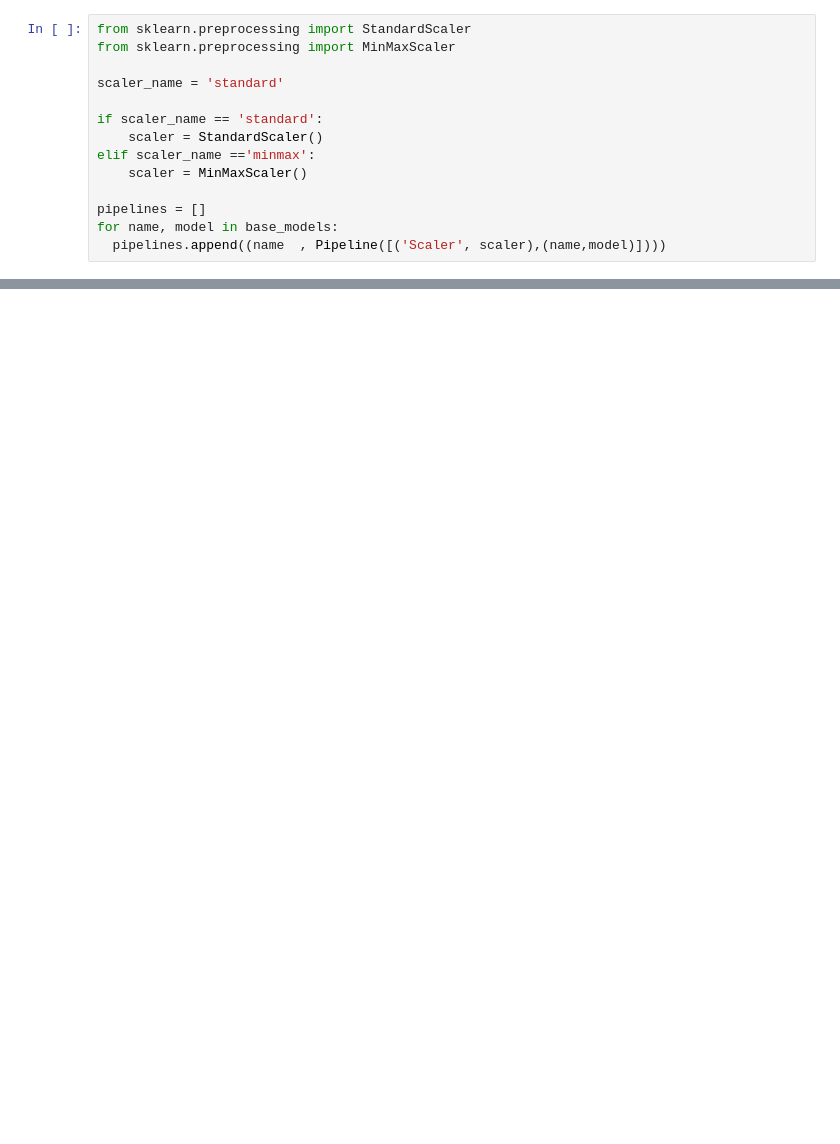
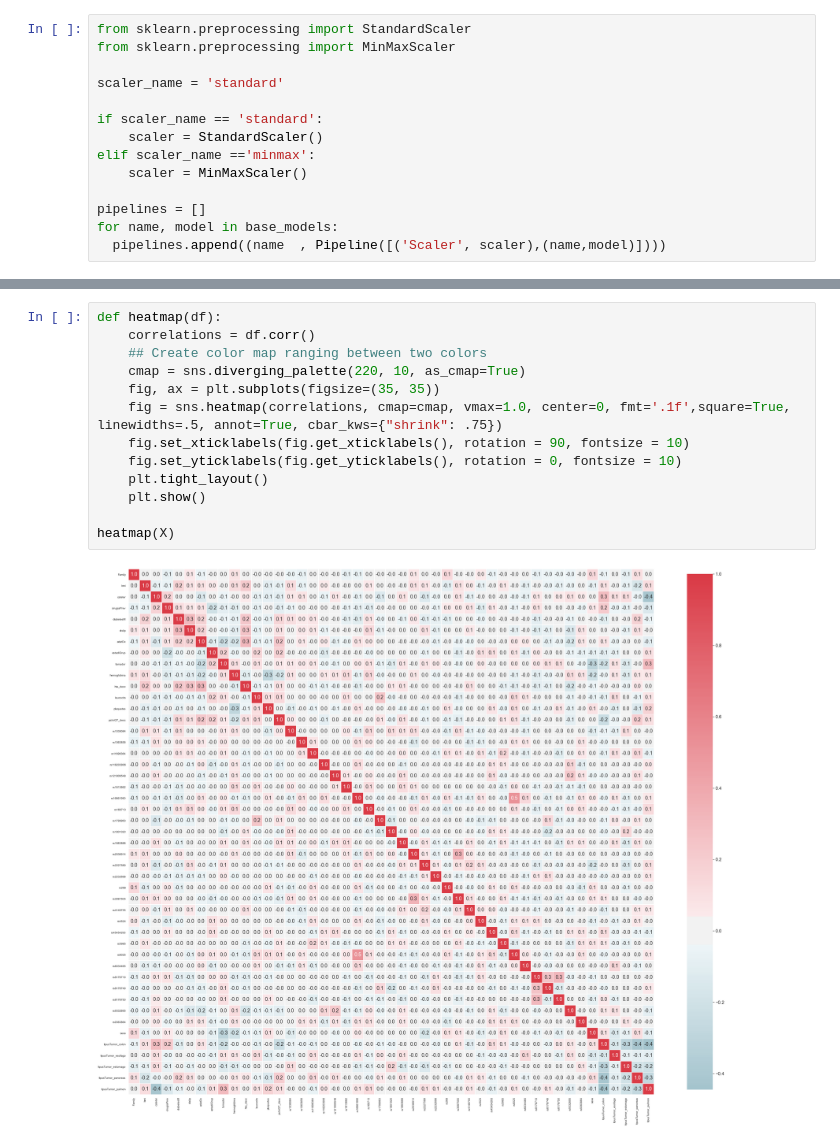
Before and after one commit to pabloac31/TFM, a Jupyter notebook: TFM_ML.ipynb, the cells around one changed output, grey strips where cells are left out. Cells and saved outputs as stored; diff of their text form; blank space fills up the shorter version.

Commit message:
correlation check

```diff
--- a/TFM_ML.ipynb
+++ b/TFM_ML.ipynb
@@ -158,0 +186,15 @@ NPV (%): 82.43
+# %%
+def heatmap(df):
+    correlations = df.corr()
+    ## Create color map ranging between two colors
+    cmap = sns.diverging_palette(220, 10, as_cmap=True)
+    fig, ax = plt.subplots(figsize=(35, 35))
+    fig = sns.heatmap(correlations, cmap=cmap, vmax=1.0, center=0, fmt='.1f',square=True, linewidths=.5, annot=True, cbar_kws={"shrink": .75})
+    fig.set_xticklabels(fig.get_xticklabels(), rotation = 90, fontsize = 10)
+    fig.set_yticklabels(fig.get_yticklabels(), rotation = 0, fontsize = 10)
+    plt.tight_layout()
+    plt.show()
+
+heatmap(X)
+# %% [output]
+[figure, added]
```
Also changed, not shown: parts of 16 cells of this notebook, 2 other files.
